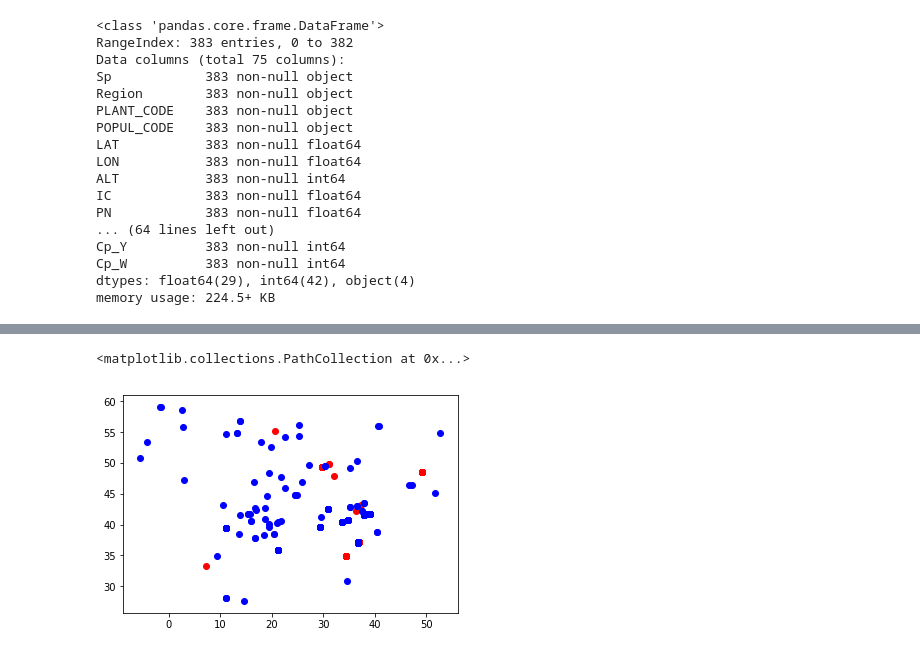
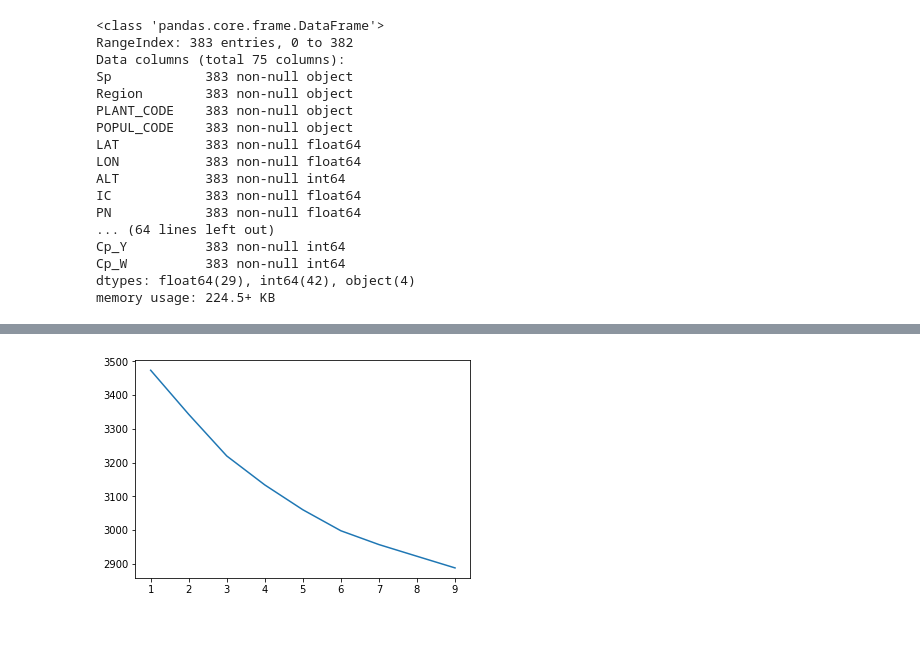
Before and after one commit to VBGI/df, a Jupyter notebook: inside_df.ipynb, the cells around one changed output, grey strips where cells are left out. Cells and saved outputs as stored; diff of their text form; code cells hidden in the pictures.

```diff
--- a/inside_df.ipynb
+++ b/inside_df.ipynb
@@ -294,3 +281,10 @@ from sklearn.neighbors import kneighbors_graph
+# %%
+def RSS_elbow(X, y):
+    '''AIC informational criterion'''
+    rss = 0.0
+    for val in np.unique(y):
+        rss += np.sum((X[y==val, :] - np.mean(X[y==val, :], axis=0))**2)
+    return 2 * len(np.unique(y)) + X.shape[0] * np.log(rss)
 # %%
 X = tocluster.iloc[:,13:].values
 # %%
@@ -304,2 +291,0 @@ ward = cluster.AgglomerativeClustering(
-# %%
-ward.fit(X)
@@ -318,2 +292,4 @@ mds = MDS(n_components=2)
+# %%
+pca = PCA(n_components=3)
 # %%
 X_t=pca.fit_transform(X)
@@ -320,2 +300,9 @@ X_t=pca.fit_transform(X)
+# %%
+elb = []
+clusters = range(1, 10)
+for k in clusters:
+    km = cluster.KMeans(n_clusters=k)
+    y_pred = km.fit_predict(X_t)
+    elb.append(RSS_elbow(X_t, y_pred))
 # %%
 from pylab import *
@@ -330,7 +309,5 @@ scatter(X_t[X_t[:,1]<2,0], X_t[X_t[:,1]<2,1], c='b')
-# %%
-from sklearn.discriminant_analysis import LinearDiscriminantAnalysis
-scatter(tocluster.WK[y==0].values, tocluster.IC[y==0].values, c='r')
-scatter(tocluster.WK[y==1].values, tocluster.IC[y==1].values, c='b')
-# %% [output]
-<matplotlib.collections.PathCollection at 0x...>
-[figure, removed]
+# %%
+plot(clusters, elb)
+show()
+# %% [output]
+[figure, added]
```
Also changed, not shown: parts of 19 cells of this notebook.
